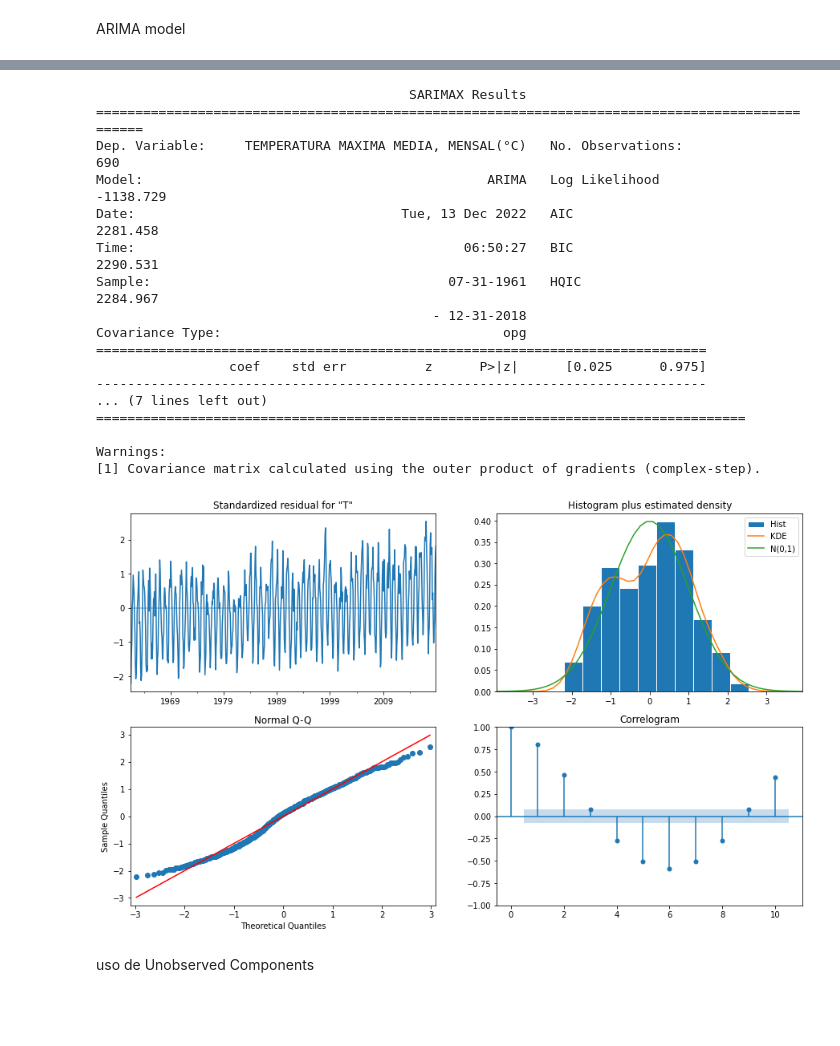
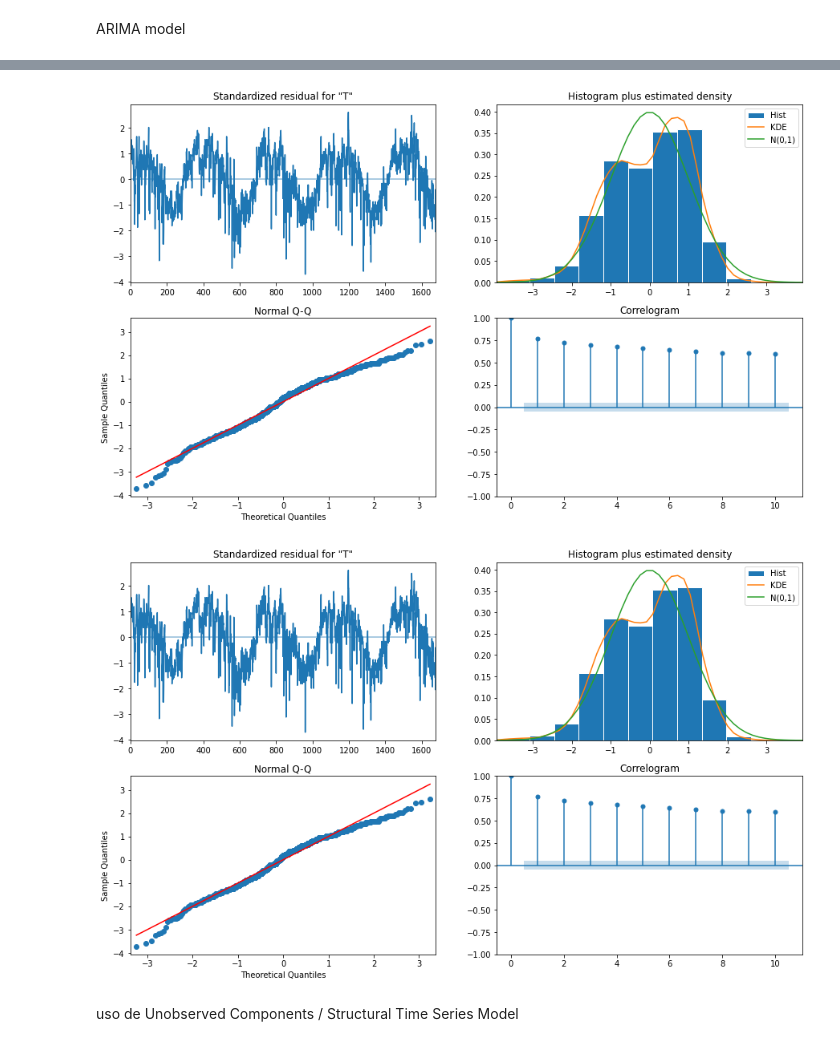
Before and after one commit to Bernardofcr/time_series_analysis, a Jupyter notebook: Time Series Analysis.ipynb, the cells around one changed output, grey strips where cells are left out. Drawn from its saved outputs; the diff is of its cells as text; code cells hidden in the pictures; blank space fills up the shorter version.

```diff
--- a/Time Series Analysis.ipynb
+++ b/Time Series Analysis.ipynb
@@ -22,6 +25,7 @@ dtypes: float64(6), object(1)
 memory usage: 96.7+ KB
 # %%
 df = df.drop("Unnamed: 6", axis=1)
+df = df.dropna()
 # %% [markdown]
 ## Visualização de Series Temporais
 # %% [markdown]
@@ -114,5 +129,6 @@ import statsmodels.api as sm
 import statsmodels
 # %%
 train = df_hist["1961":"2018"]
+df=df[:"2020-07"]
 # %% [markdown]
 ARIMA model
@@ -119,30 +159,21 @@ ARIMA model
 # %%
-mod = sm.tsa.arima.ARIMA(train["TEMPERATURA MAXIMA MEDIA, MENSAL(°C)"])
+mod = sm.tsa.arima.ARIMA(df["TEMPERATURA MAXIMA, DIARIA(°C)"])
 res = mod.fit()
-print(res.summary())
+#print(res.summary())
 fig = res.plot_diagnostics(figsize=(15,9))
-#fig = res.plot_predict(figsize=(15,9));
+#fig = res.plot_predict(figsize=(15,9))
 # %% [output]
-                                        SARIMAX Results
-================================================================================================
-Dep. Variable:     TEMPERATURA MAXIMA MEDIA, MENSAL(°C)   No. Observations:                  690
-Model:                                            ARIMA   Log Likelihood               -1138.729
-Date:                                  Tue, 13 Dec 2022   AIC                           2281.458
-Time:                                          06:50:27   BIC                           2290.531
-Sample:                                      07-31-1961   HQIC                          2284.967
-                                           - 12-31-2018
-Covariance Type:                                    opg
-==============================================================================
-                 coef    std err          z      P>|z|      [0.025      0.975]
-------------------------------------------------------------------------------
-... (7 lines left out)
-===================================================================================
-
-Warnings:
-[1] Covariance matrix calculated using the outer product of gradients (complex-step).
-[figure, old version]
+[figure, new version]
+# %%
+mod = sm.tsa.arima.ARIMA(df["TEMPERATURA MAXIMA, DIARIA(°C)"])
+res = mod.fit()
+#print(res.summary())
+fig = res.plot_diagnostics(figsize=(15,9))
+#fig = res.plot_predict(figsize=(15,9))
+# %% [output]
+[figure, added]
 # %% [markdown]
-uso de Unobserved Components
+uso de Unobserved Components / Structural Time Series Model
 # %%
 mod = sm.tsa.UnobservedComponents(
     train["TEMPERATURA MAXIMA MEDIA, MENSAL(°C)"],
```
Also changed, not shown: parts of 44 cells of this notebook, 2 other files.
